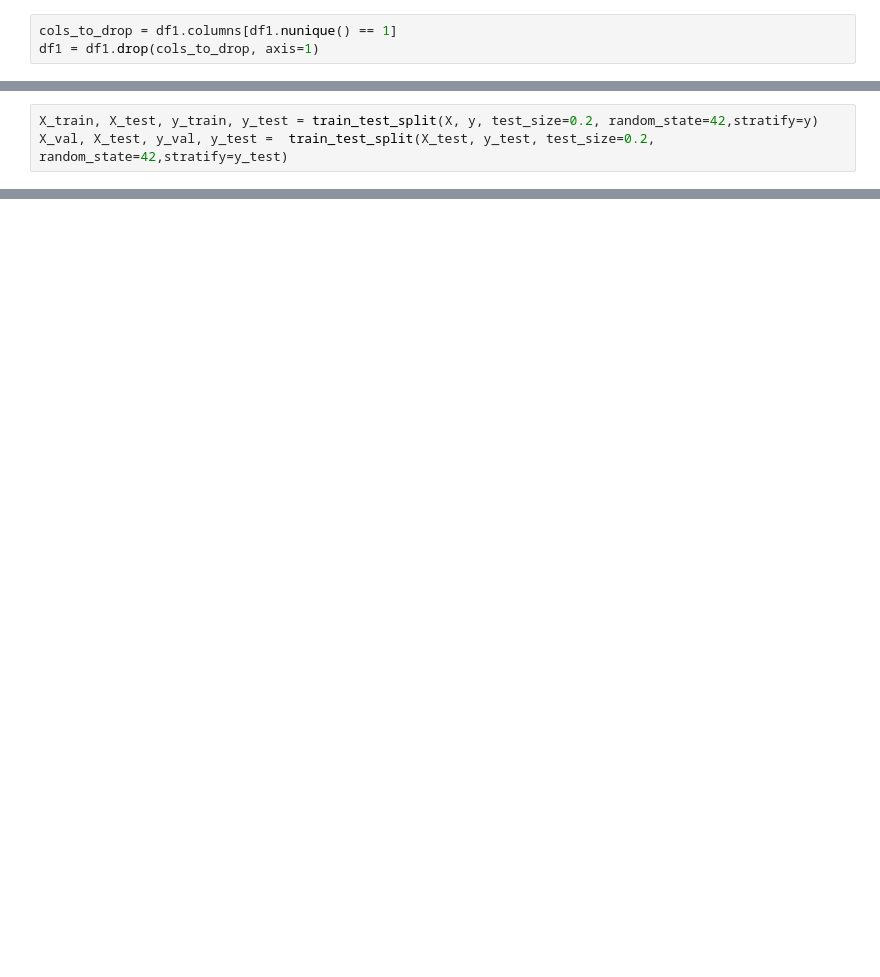
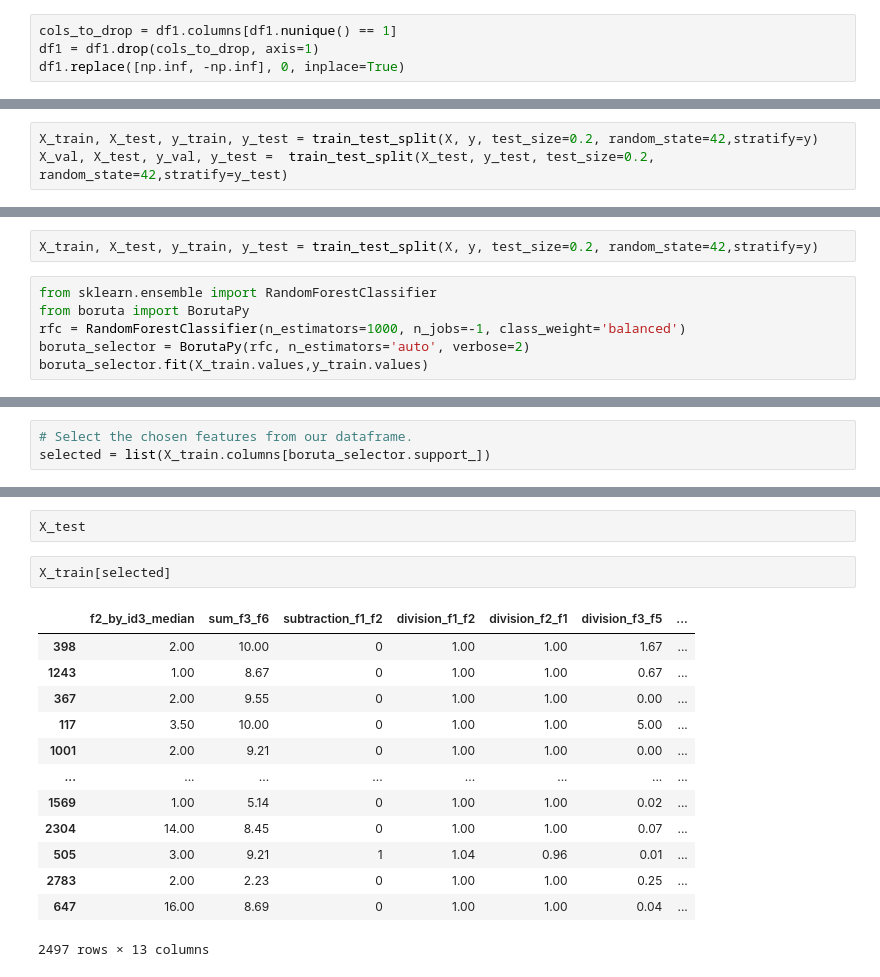
Before and after one commit to Dicere/WB_Internship, a Jupyter notebook: 0_6_Generate_feature_f1_f8.ipynb, the cells around one changed output, grey strips where cells are left out. Saved outputs shown, nothing was run; the diff lists cells and outputs as text; blank space fills up the shorter version.

```diff
--- a/0_6_Generate_feature_f1_f8.ipynb
+++ b/0_6_Generate_feature_f1_f8.ipynb
@@ -124,3 +102,4 @@ df1 = df1.assign(**feature_dict)
 # %%
 cols_to_drop = df1.columns[df1.nunique() == 1]
 df1 = df1.drop(cols_to_drop, axis=1)
+df1.replace([np.inf, -np.inf], 0, inplace=True)
@@ -265,0 +264,8 @@ plt.show()
+# %%
+X_train, X_test, y_train, y_test = train_test_split(X, y, test_size=0.2, random_state=42,stratify=y)
+# %%
+from sklearn.ensemble import RandomForestClassifier
+from boruta import BorutaPy
+rfc = RandomForestClassifier(n_estimators=1000, n_jobs=-1, class_weight='balanced')
+boruta_selector = BorutaPy(rfc, n_estimators='auto', verbose=2)
+boruta_selector.fit(X_train.values,y_train.values)
@@ -265,0 +287,3 @@ plt.show()
+# %%
+# Select the chosen features from our dataframe.
+selected = list(X_train.columns[boruta_selector.support_])
@@ -265,0 +306,18 @@ plt.show()
+# %%
+X_test
+# %%
+X_train[selected]
+# %% [output]
+|  | f2_by_id3_median | sum_f3_f6 | subtraction_f1_f2 | division_f1_f2 | division_f2_f1 | division_f3_f5 | ... |
+| 398 | 2.00 | 10.00 | 0 | 1.00 | 1.00 | 1.67 | ... |
+| 1243 | 1.00 | 8.67 | 0 | 1.00 | 1.00 | 0.67 | ... |
+| 367 | 2.00 | 9.55 | 0 | 1.00 | 1.00 | 0.00 | ... |
+| 117 | 3.50 | 10.00 | 0 | 1.00 | 1.00 | 5.00 | ... |
+| 1001 | 2.00 | 9.21 | 0 | 1.00 | 1.00 | 0.00 | ... |
+| ... | ... | ... | ... | ... | ... | ... | ... |
+| 1569 | 1.00 | 5.14 | 0 | 1.00 | 1.00 | 0.02 | ... |
+| 2304 | 14.00 | 8.45 | 0 | 1.00 | 1.00 | 0.07 | ... |
+| 505 | 3.00 | 9.21 | 1 | 1.04 | 0.96 | 0.01 | ... |
+| 2783 | 2.00 | 2.23 | 0 | 1.00 | 1.00 | 0.25 | ... |
+| 647 | 16.00 | 8.69 | 0 | 1.00 | 1.00 | 0.04 | ... |
+2497 rows × 13 columns
```
Also changed, not shown: parts of 39 cells of this notebook.
